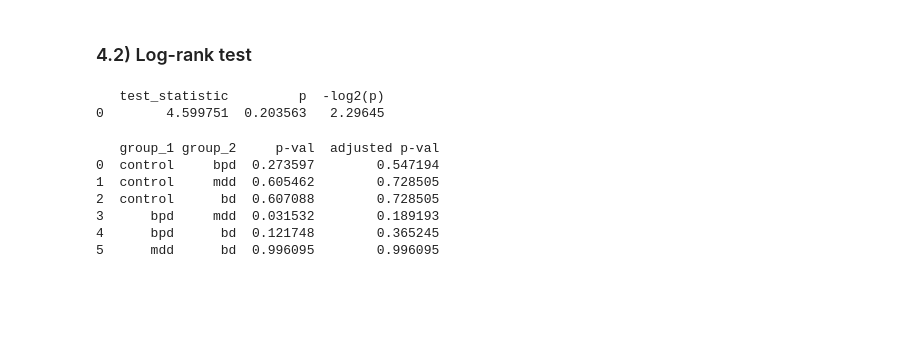
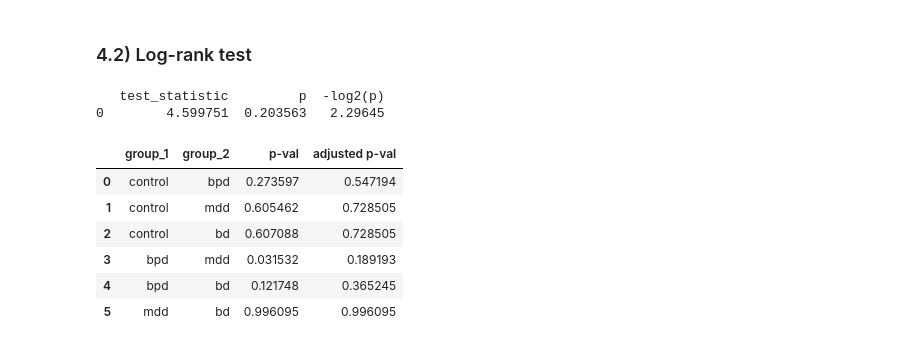
Before and after one commit to ArgonSilicon/MoMoMood-Multimodal-Digital-Phenotyping-Study, a Jupyter notebook: notebooks/MMM-survival-analysis.ipynb, the cells around one changed output. Cells and saved outputs as stored; diff of their text form; code cells hidden in the pictures; blank space fills up the shorter version.

```diff
--- a/notebooks/MMM-survival-analysis.ipynb
+++ b/notebooks/MMM-survival-analysis.ipynb
@@ -124,13 +126,16 @@ res_piv = merged.pivot(index='idx', columns='group', values='percentage_remainin
 # %%
-# Filter out rows where PHQ9 is NaN
-filtered_df = phq_data.dropna(subset=["PHQ9"])
-
 # Group by 'user' and find the maximum 'idx' for each user
-max_idx_per_user = filtered_df.groupby("user")["idx"].max()
+max_idx_per_user = df.groupby("user")["idx"].max()
 
 # Max_idx_per_user now contains the maximum index for each user.
 # Merge with the original DataFrame to get the 'group' column
-merged_df = pd.merge(max_idx_per_user, phq_data, on=["user", "idx"], how="left")
+merged_df = pd.merge(max_idx_per_user, df, on=["user", "idx"], how="left")
 
 # Drop duplicates to retain only the unique combination for each user
 final_df = merged_df.drop_duplicates(subset=["user"])
+
+# Add a new column 'event_occurred' based on the 'idx' column
+final_df["event_occurred"] = final_df["idx"].apply(lambda x: 1 if x < 26 else 0)
+
+# Rename the 'idx' as 'time_to_event'
+final_df.rename(columns={"idx": "time_to_event"}, inplace=True)
@@ -251,12 +253,12 @@ for result, adj_p in zip(comparison_results, p_adjusted):
 # %%
 # Convert the list of dictionaries to a DataFrame
 results_df = pd.DataFrame(comparison_results)
-print(results_df)
+results_df
 # %% [output]
-   group_1 group_2     p-val  adjusted p-val
-0  control     bpd  0.273597        0.547194
-1  control     mdd  0.605462        0.728505
-2  control      bd  0.607088        0.728505
-3      bpd     mdd  0.031532        0.189193
-4      bpd      bd  0.121748        0.365245
-5      mdd      bd  0.996095        0.996095
+|  | group_1 | group_2 | p-val | adjusted p-val |
+| 0 | control | bpd | 0.273597 | 0.547194 |
+| 1 | control | mdd | 0.605462 | 0.728505 |
+| 2 | control | bd | 0.607088 | 0.728505 |
+| 3 | bpd | mdd | 0.031532 | 0.189193 |
+| 4 | bpd | bd | 0.121748 | 0.365245 |
+| 5 | mdd | bd | 0.996095 | 0.996095 |
```
Also changed, not shown: parts of 8 cells of this notebook, 2 other files.
